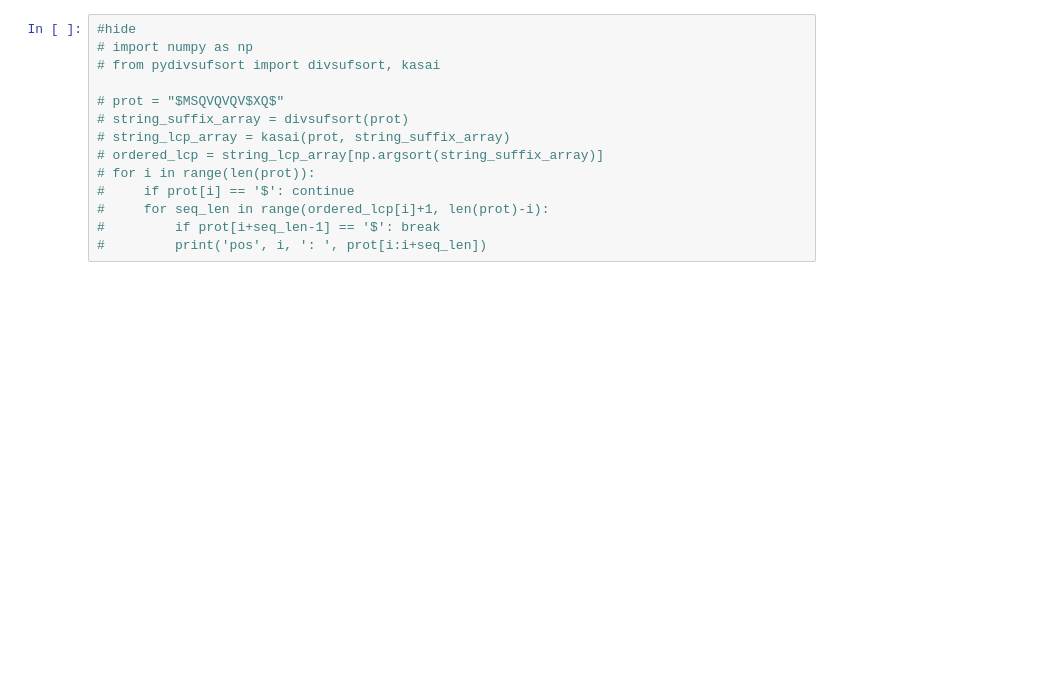
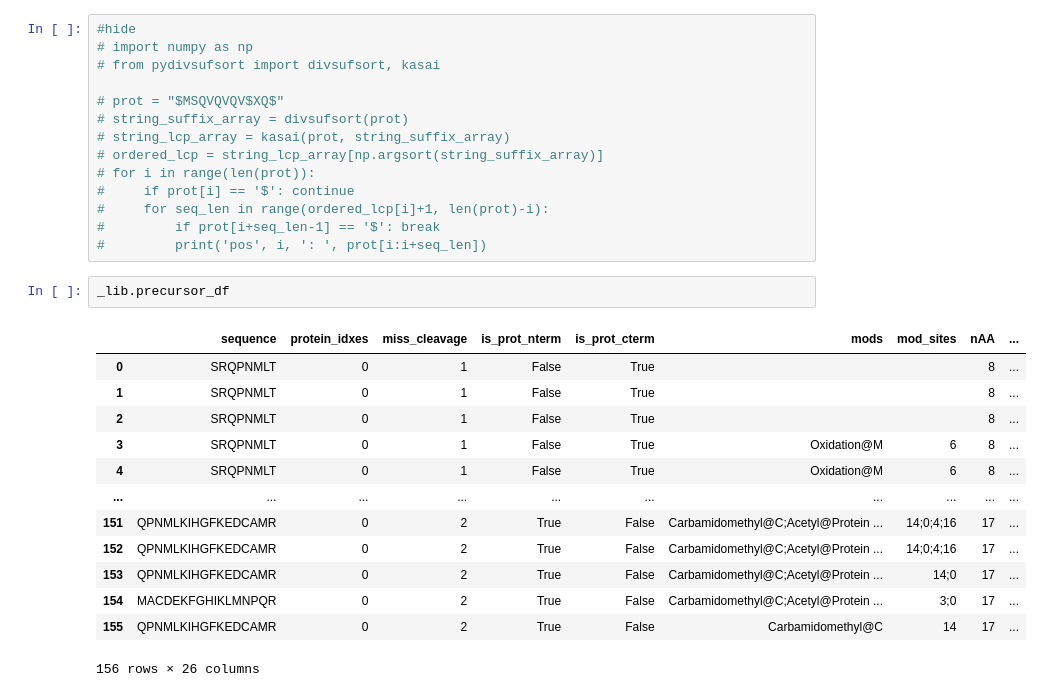
Before and after one commit to MannLabs/alphapeptdeep, a Jupyter notebook: nbdev_nbs/protein/fasta.ipynb, the cells around one changed output. Drawn from its saved outputs; the diff is of its cells as text; blank space fills up the shorter version.

```diff
--- a/nbdev_nbs/protein/fasta.ipynb
+++ b/nbdev_nbs/protein/fasta.ipynb
@@ -1084,3 +1090,19 @@ _lib.precursor_df
 #     for seq_len in range(ordered_lcp[i]+1, len(prot)-i):
 #         if prot[i+seq_len-1] == '$': break
 #         print('pos', i, ': ', prot[i:i+seq_len])
+# %%
+_lib.precursor_df
+# %% [output]
+|  | sequence | protein_idxes | miss_cleavage | is_prot_nterm | is_prot_cterm | mods | mod_sites | nAA | ... |
+| 0 | SRQPNMLT | 0 | 1 | False | True |  |  | 8 | ... |
+| 1 | SRQPNMLT | 0 | 1 | False | True |  |  | 8 | ... |
+| 2 | SRQPNMLT | 0 | 1 | False | True |  |  | 8 | ... |
+| 3 | SRQPNMLT | 0 | 1 | False | True | Oxidation@M | 6 | 8 | ... |
+| 4 | SRQPNMLT | 0 | 1 | False | True | Oxidation@M | 6 | 8 | ... |
+| ... | ... | ... | ... | ... | ... | ... | ... | ... | ... |
+| 151 | QPNMLKIHGFKEDCAMR | 0 | 2 | True | False | Carbamidomethyl@C;Acetyl@Protein ... | 14;0;4;16 | 17 | ... |
+| 152 | QPNMLKIHGFKEDCAMR | 0 | 2 | True | False | Carbamidomethyl@C;Acetyl@Protein ... | 14;0;4;16 | 17 | ... |
+| 153 | QPNMLKIHGFKEDCAMR | 0 | 2 | True | False | Carbamidomethyl@C;Acetyl@Protein ... | 14;0 | 17 | ... |
+| 154 | MACDEKFGHIKLMNPQR | 0 | 2 | True | False | Carbamidomethyl@C;Acetyl@Protein ... | 3;0 | 17 | ... |
+| 155 | QPNMLKIHGFKEDCAMR | 0 | 2 | True | False | Carbamidomethyl@C | 14 | 17 | ... |
+156 rows × 26 columns
```
Also changed, not shown: parts of 1 cell of this notebook, 4 other files.
